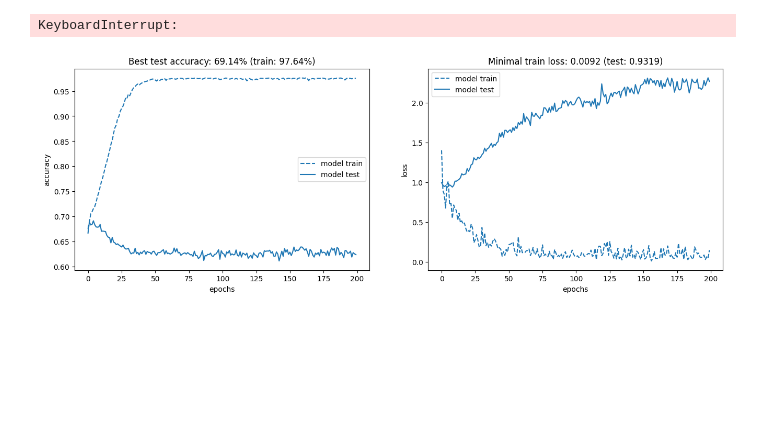
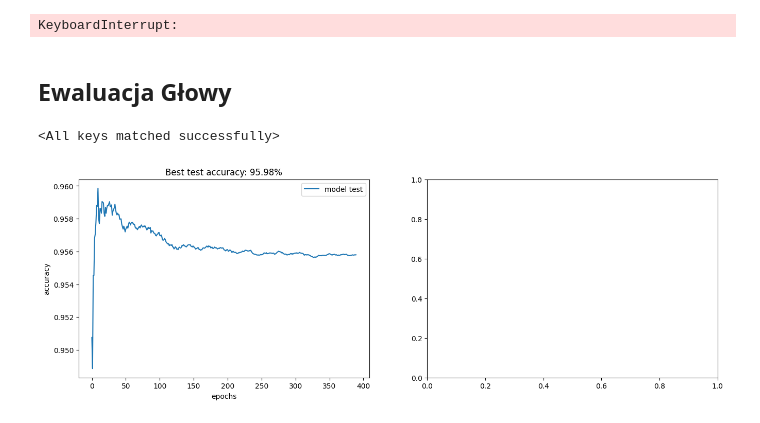
Before and after one commit to Kannute/SimCLRPytorch, a Jupyter notebook: run.ipynb, the cells around one changed output. Drawn from its saved outputs; the diff is of its cells as text; code cells hidden in the pictures; blank space fills up the shorter version.

Commit message:
Trained Head & Models

```diff
--- a/run.ipynb
+++ b/run.ipynb
@@ -117,9 +131,60 @@ torch.save(model.state_dict(), 'saved_models/model_2023_cifar10_head_trained.pth
-# %%
-train_size = int(0.8 * len(head_dataset))
-test_size = len(head_dataset) - train_size
-train_dataset, test_dataset = torch.utils.data.random_split(head_dataset, [train_size, test_size])
-trainer = HeadTrainer(train_dataset, test_dataset, batch_size=256)
-history = trainer.train(model, optimizer, n_epochs=200, loss_fn=torch.nn.CrossEntropyLoss().to(device))
-show_results(model=history)
-# %% [output]
-[figure, removed]
+# %% [markdown]
+## Ewaluacja Głowy
+# %%
+model_head = ConvModel(out_dim=10, dataset='CIFAR10')
+model_head.backbone.fc = torch.nn.Sequential(
+    torch.nn.Linear(in_features=512, out_features=128, bias=True),
+    torch.nn.ReLU(inplace=True),
+    torch.nn.BatchNorm1d(128),
+    torch.nn.Linear(in_features=128, out_features=10, bias=True),
+)
+model_head.load_state_dict(torch.load('saved_models/model_2023_cifar10_0901_head_trained.pth'))
+# %% [output]
+<All keys matched successfully>
+# %%
+test_loader = torch.utils.data.DataLoader(test_dataset, batch_size=1024, shuffle=False)
+
+# model_head.eval()
+correct, numel = 0, 0
+loss_fn = torch.nn.CrossEntropyLoss()
+logs: dict = {
+    "test_loss": [],
+    "test_accuracy": []
+}
+
+for _ in range(10):
+    with torch.no_grad():
+        for x_test, y_test in train_loader_2:
+            x_test = x_test
+            y_test = y_test
+            output = model_head(x_test)
+            y_pred = torch.argmax(output, dim=1)
+            correct += torch.sum(y_pred == y_test).item()
+            numel += 264
+            loss = loss_fn(output, y_test)
+            logs['test_loss'].append(loss.item())
+            logs['test_accuracy'].append(correct / numel)
+# %%
+import matplotlib.pyplot as plt
+def show_results(orientation='horizontal', accuracy_bottom=None, loss_top=None, **histories):
+    if orientation == 'horizontal':
+        f, ax = plt.subplots(1, 2, figsize=(16, 5))
+    else:
+        f, ax = plt.subplots(2, 1, figsize=(16, 16))
+    for i, (name, h) in enumerate(histories.items()):
+        if len(histories) == 1:
+            ax[0].set_title("Best test accuracy: {:.2f}%".format(
+                max(h['test_accuracy']) * 100,
+            ))
+        else:
+            ax[0].set_title("Accuracy")
+        ax[0].plot(h['test_accuracy'], color='C%s' % i, label='%s test' % name)
+        ax[0].set_xlabel('epochs')
+        ax[0].set_ylabel('accuracy')
+        if accuracy_bottom:
+            ax[0].set_ylim(bottom=accuracy_bottom)
+        ax[0].legend()
+
+show_results(model=logs)
+# %% [output]
+[figure, added]
```
Also changed, not shown: parts of 11 cells of this notebook, 4 other files.
